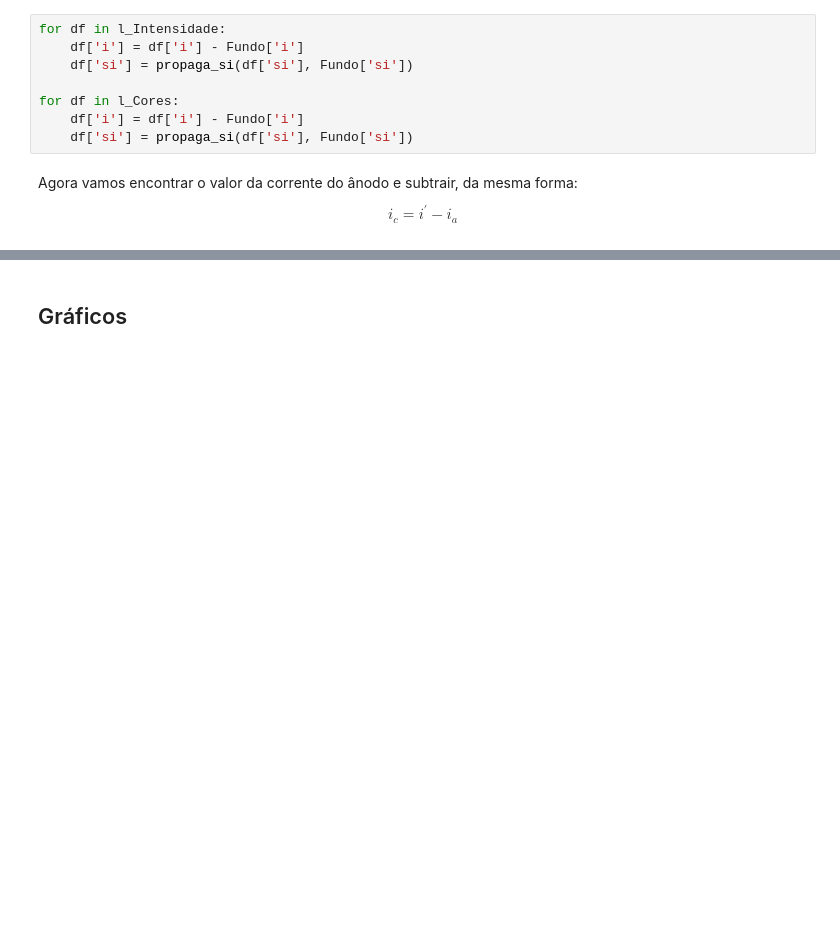
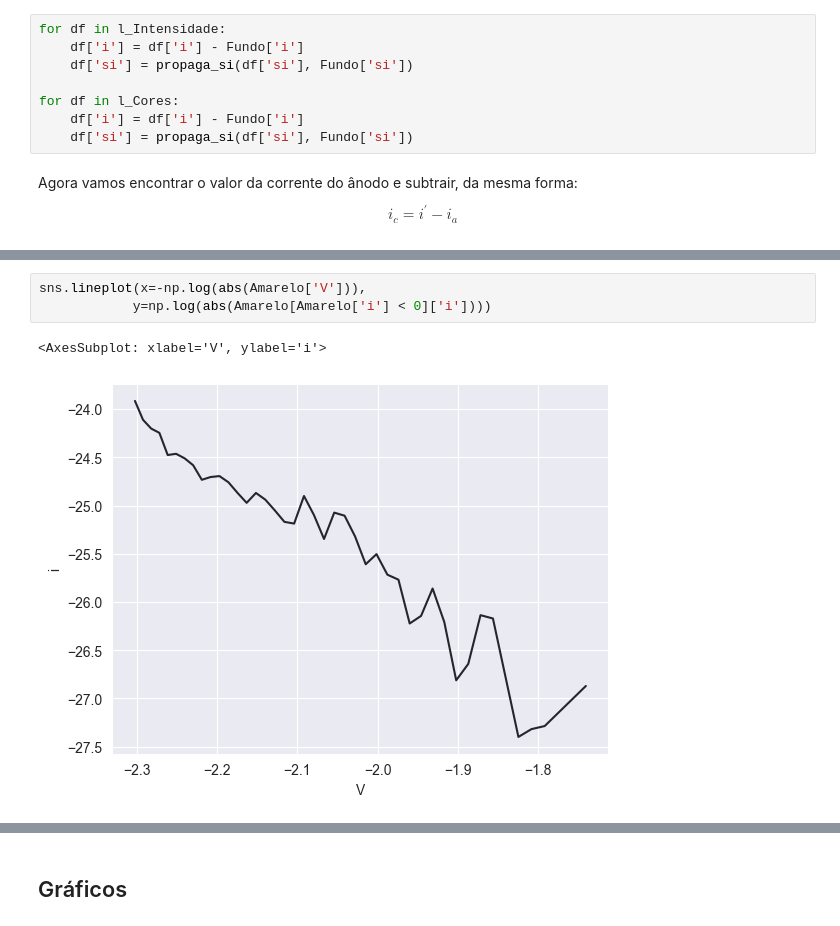
Before and after one commit to desenfados-digitais/lab_V, a Jupyter notebook: Exp1/analise.ipynb, the cells around one changed output, grey strips where cells are left out. Saved outputs shown, nothing was run; the diff lists cells and outputs as text; blank space fills up the shorter version.

```diff
--- a/Exp1/analise.ipynb
+++ b/Exp1/analise.ipynb
@@ -89,0 +99,6 @@ $$\therefore i^\prime = i_a$$
+# %%
+sns.lineplot(x=-np.log(abs(Amarelo['V'])),
+            y=np.log(abs(Amarelo[Amarelo['i'] < 0]['i'])))
+# %% [output]
+<AxesSubplot: xlabel='V', ylabel='i'>
+[figure, added]
```
Also changed, not shown: parts of 7 cells of this notebook, 2 other files.
